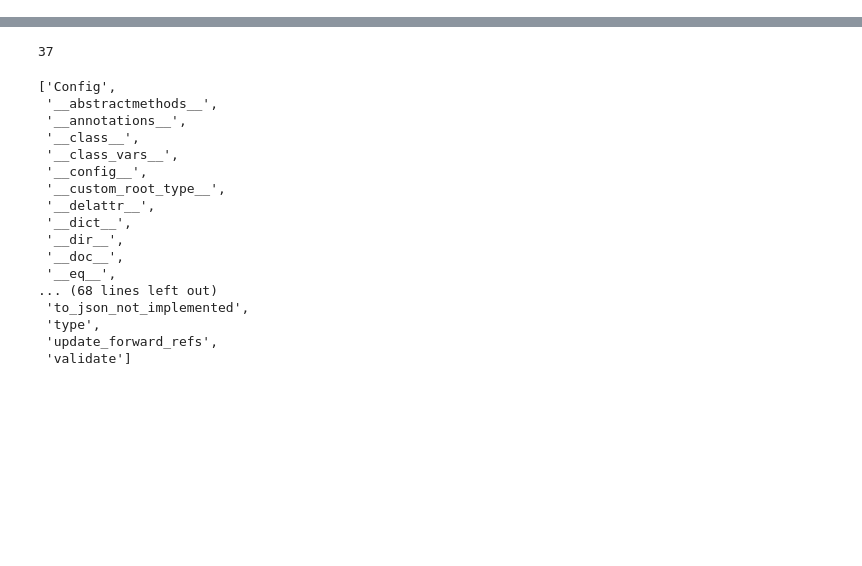
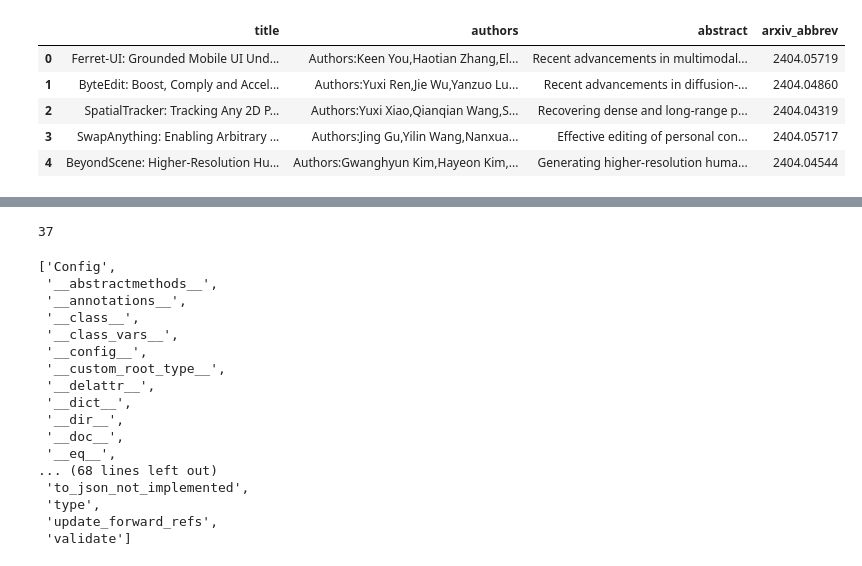
Before and after one commit to dapopov-st/arXiv-llms-assistant, a Jupyter notebook: nbs/make_embeds.ipynb, the cells around one changed output, grey strips where cells are left out. Cells and saved outputs as stored; diff of their text form; code cells hidden in the pictures; blank space fills up the shorter version.

```diff
--- a/nbs/make_embeds.ipynb
+++ b/nbs/make_embeds.ipynb
@@ -100,2 +96,14 @@ We present QLoRA, an efficient finetuning approach that reduces memory usage eno
+# %%
+import pandas as pd
+new_articles=pd.read_csv('/home/mainuser/Desktop/LLMs/RagOverArXiv/scrape/data/articles_up_to_2024-04-16.csv')
+# %%
+new_articles.head()
+# %% [output]
+|  | title | authors | abstract | arxiv_abbrev |
+| 0 | Ferret-UI: Grounded Mobile UI Und... | Authors:Keen You,Haotian Zhang,El... | Recent advancements in multimodal... | 2404.05719 |
+| 1 | ByteEdit: Boost, Comply and Accel... | Authors:Yuxi Ren,Jie Wu,Yanzuo Lu... | Recent advancements in diffusion-... | 2404.04860 |
+| 2 | SpatialTracker: Tracking Any 2D P... | Authors:Yuxi Xiao,Qianqian Wang,S... | Recovering dense and long-range p... | 2404.04319 |
+| 3 | SwapAnything: Enabling Arbitrary ... | Authors:Jing Gu,Yilin Wang,Nanxua... | Effective editing of personal con... | 2404.05717 |
+| 4 | BeyondScene: Higher-Resolution Hu... | Authors:Gwanghyun Kim,Hayeon Kim,... | Generating higher-resolution huma... | 2404.04544 |
 # %%
 from langchain.schema.document import Document
```
Also changed, not shown: parts of 14 cells of this notebook, 2 other files.
